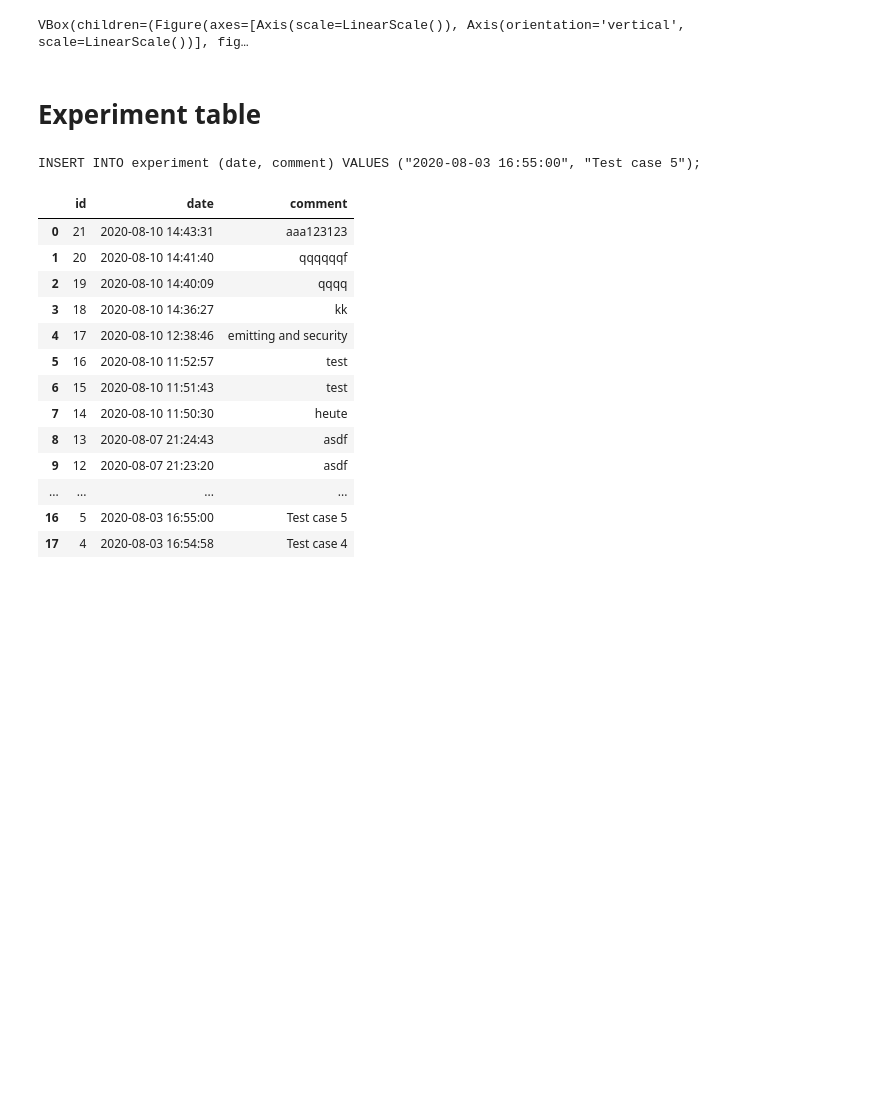
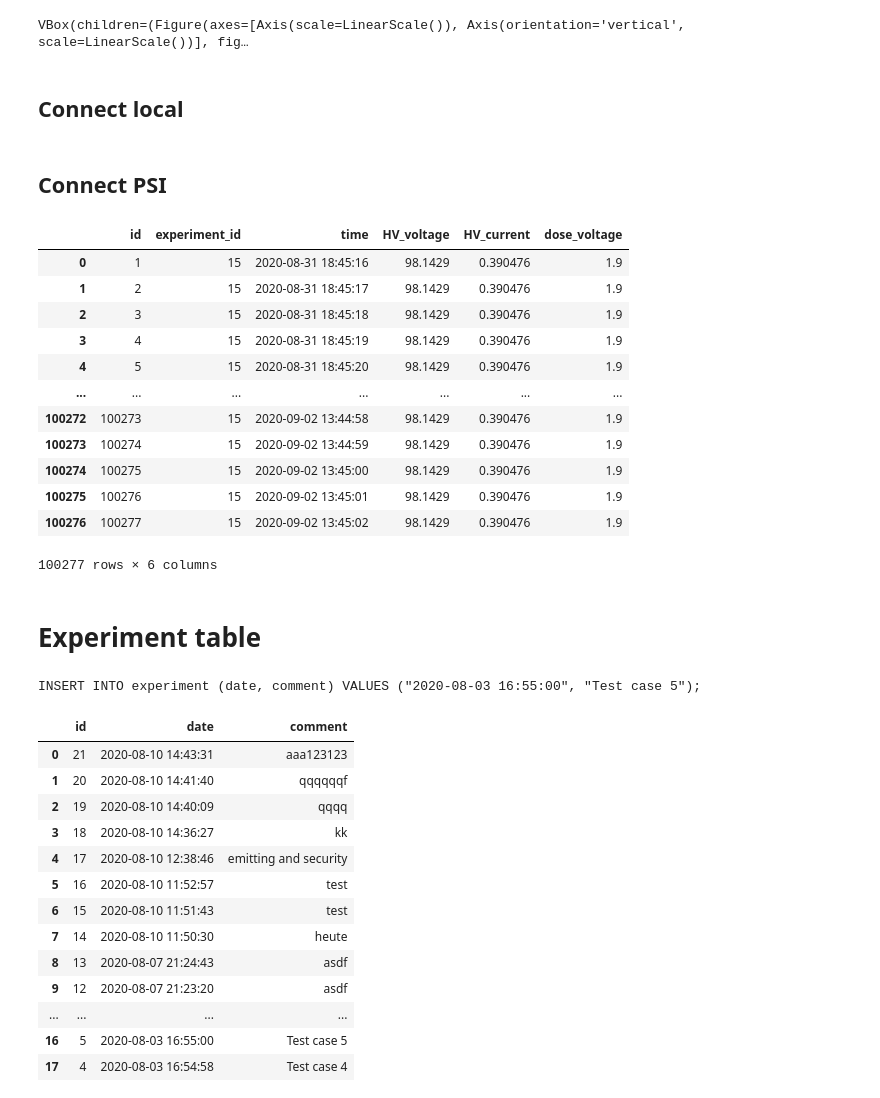
Before and after one commit to kromerh/FNL_Neutron_Generator_Control, a Jupyter notebook: 01.Database/Test.ipynb, the cells around one changed output. Cells and saved outputs as stored; diff of their text form; code cells hidden in the pictures; blank space fills up the shorter version.

```diff
--- a/01.Database/Test.ipynb
+++ b/01.Database/Test.ipynb
@@ -22,6 +22,17 @@ credentials_file = r'../credentials.pw'
 credentials = pd.read_csv(credentials_file, header=0)
 user = credentials['username'].values[0]
 pw = credentials['password'].values[0]
+# %% [markdown]
+## Connect local
+# %%
+host="twofast-rpi3-0"  # your host
+user=user # username
+passwd=pw  # password
+db="FNL" # name of the database
+connect_string = 'mysql+pymysql://%(user)s:%(pw)s@%(host)s:3306/%(db)s'% {"user": user, "pw": pw, "host": host, "db": db}
+sql_engine = sql.create_engine(connect_string)
+# %% [markdown]
+## Connect PSI
 # %%
 host="localhost"  # your host
 user=user # username
@@ -29,6 +40,24 @@ passwd=pw  # password
 db="FNL" # name of the database
 connect_string = 'mysql+pymysql://%(user)s:%(pw)s@%(host)s:3306/%(db)s'% {"user": user, "pw": pw, "host": host, "db": db}
 sql_engine = sql.create_engine(connect_string)
+# %%
+query = f"SELECT * FROM live_hv_dose;"
+df = pd.read_sql(query, sql_engine)
+df
+# %% [output]
+|  | id | experiment_id | time | HV_voltage | HV_current | dose_voltage |
+| 0 | 1 | 15 | 2020-08-31 18:45:16 | 98.1429 | 0.390476 | 1.9 |
+| 1 | 2 | 15 | 2020-08-31 18:45:17 | 98.1429 | 0.390476 | 1.9 |
+| 2 | 3 | 15 | 2020-08-31 18:45:18 | 98.1429 | 0.390476 | 1.9 |
+| 3 | 4 | 15 | 2020-08-31 18:45:19 | 98.1429 | 0.390476 | 1.9 |
+| 4 | 5 | 15 | 2020-08-31 18:45:20 | 98.1429 | 0.390476 | 1.9 |
+| ... | ... | ... | ... | ... | ... | ... |
+| 100272 | 100273 | 15 | 2020-09-02 13:44:58 | 98.1429 | 0.390476 | 1.9 |
+| 100273 | 100274 | 15 | 2020-09-02 13:44:59 | 98.1429 | 0.390476 | 1.9 |
+| 100274 | 100275 | 15 | 2020-09-02 13:45:00 | 98.1429 | 0.390476 | 1.9 |
+| 100275 | 100276 | 15 | 2020-09-02 13:45:01 | 98.1429 | 0.390476 | 1.9 |
+| 100276 | 100277 | 15 | 2020-09-02 13:45:02 | 98.1429 | 0.390476 | 1.9 |
+100277 rows × 6 columns
 # %%
 def read(sql_engine, table, limit=3):
     """
```
Also changed, not shown: parts of 1 cell of this notebook, 1 other file.
